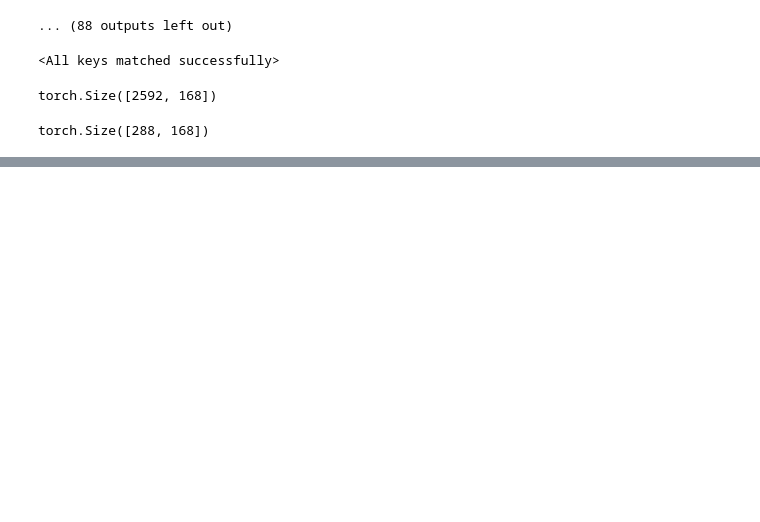
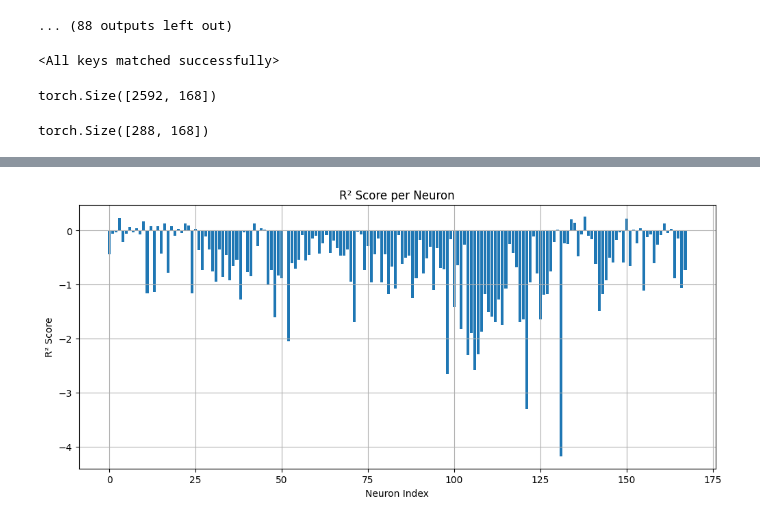
Before and after one commit to ZyLiao-0011/NX414, a Jupyter notebook: data_driven.ipynb, the cells around one changed output, grey strips where cells are left out. Saved outputs shown, nothing was run; the diff lists cells and outputs as text; code cells hidden in the pictures; blank space fills up the shorter version.

```diff
--- a/data_driven.ipynb
+++ b/data_driven.ipynb
@@ -295,4 +267,20 @@ Pearson correlation on validation set: 0.45038755819176923
 <Figure size 640x480 with 0 Axes>
+# %%
+from sklearn.metrics import r2_score
+import numpy as np
+
+# Assuming y_true and y_pred are numpy arrays of shape (n_samples, n_neurons)
+r2_per_neuron = [r2_score(spikes_val[:, i], prediction_val[:, i]) for i in range(spikes_val.shape[1])]
+
+plt.figure(figsize=(12, 5))
+plt.bar(range(len(r2_per_neuron)), r2_per_neuron)
+plt.xlabel('Neuron Index')
+plt.ylabel('R² Score')
+plt.title('R² Score per Neuron')
+plt.grid(True)
+plt.show()
+# %% [output]
+[figure, added]
 # %%
 example_id = 4
 
```
Also changed, not shown: parts of 6 cells of this notebook.
